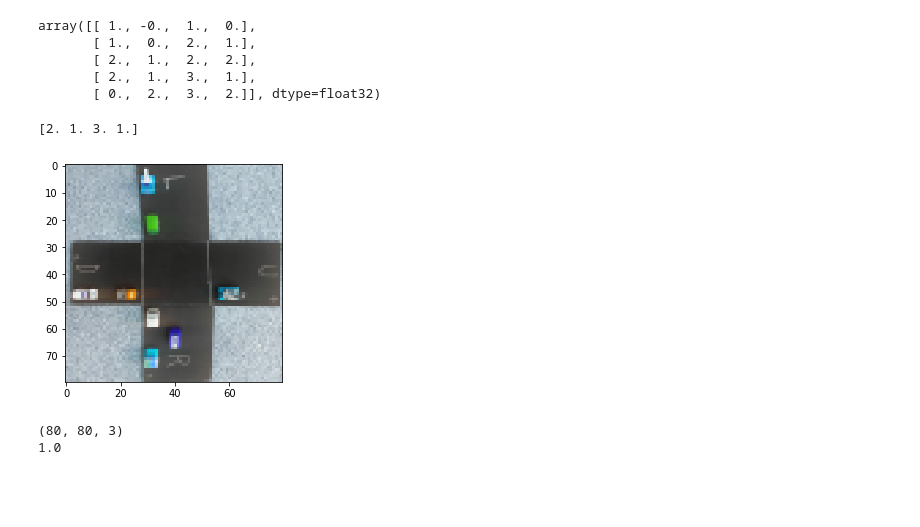
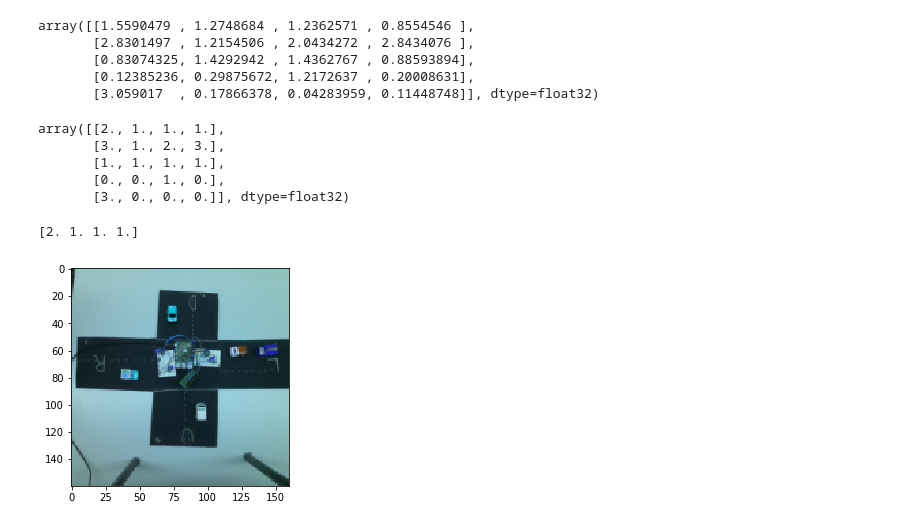
Before and after one commit to mjbrom/IoT, a Jupyter notebook: ML code/traffic_project_IoT.ipynb, the cells around one changed output. Drawn from its saved outputs; the diff is of its cells as text; code cells hidden in the pictures; blank space fills up the shorter version.

```diff
--- a/ML code/traffic_project_IoT.ipynb
+++ b/ML code/traffic_project_IoT.ipynb
@@ -27,7 +28,7 @@ for i in range(5):
 # %%
-IMG_WIDTH=80
-IMG_HEIGHT=80
-img_folder=r'C:\\Users\\Dhruba\\codes\\Project_IoT\\traffic_images\\Train'
+IMG_WIDTH=160
+IMG_HEIGHT=160
+#img_folder=r'C:\\Users\\Dhruba\\codes\\Project_IoT\\traffic_images\\Train'
 #test_folder=r'C:\\Users\\Dhruba\\codes\\Project_IoT\\traffic_images\\Test'
 test_folder = r'C:\\Users\\Dhruba\\IoTProject\\IoT\\images'
 # %%
@@ -176,19 +178,29 @@ Epoch 100: val_accuracy did not improve from 0.80000
 # %%
-best_model = load_model('traffic.ep04-acc1.000.hdf5', compile = False)
+best_model = load_model('traffic.ep28-acc0.853.hdf5', compile = False)
 # %%
 y_pred = best_model.predict(X_test)
+# %%
+y_pred
+# %% [output]
+array([[1.5590479 , 1.2748684 , 1.2362571 , 0.8554546 ],
+       [2.8301497 , 1.2154506 , 2.0434272 , 2.8434076 ],
+       [0.83074325, 1.4292942 , 1.4362767 , 0.88593894],
+       [0.12385236, 0.29875672, 1.2172637 , 0.20008631],
+       [3.059017  , 0.17866378, 0.04283959, 0.11448748]], dtype=float32)
 # %%
-np.round(y_pred)
+y = np.round(y_pred)
+y
 # %% [output]
-array([[ 1., -0.,  1.,  0.],
-       [ 1.,  0.,  2.,  1.],
-       [ 2.,  1.,  2.,  2.],
-       [ 2.,  1.,  3.,  1.],
-       [ 0.,  2.,  3.,  2.]], dtype=float32)
+array([[2., 1., 1., 1.],
+       [3., 1., 2., 3.],
+       [1., 1., 1., 1.],
+       [0., 0., 1., 0.],
+       [3., 0., 0., 0.]], dtype=float32)
 # %%
-test_case = 3
+test_case = 0
 plt.imshow(X_test[test_case])
-print(np.round(y_pred[test_case]))
+y_pred1 = np.round(y_pred[test_case])
+print(y_pred1)
 # %% [output]
-[2. 1. 3. 1.]
+[2. 1. 1. 1.]
-[figure, old version]
+[figure, new version]
@@ -212,8 +206,0 @@ def create_dataset(img_folder):
-# %%
-img_data = create_dataset(test_folder)
-X_test = np.array(img_data)
-plt.imshow(X_test[0])
-#print(np.round(y_pred[test_case]))
-# %% [output]
-(80, 80, 3)
-1.0
```
Also changed, not shown: parts of 15 cells of this notebook, 1 other file.
